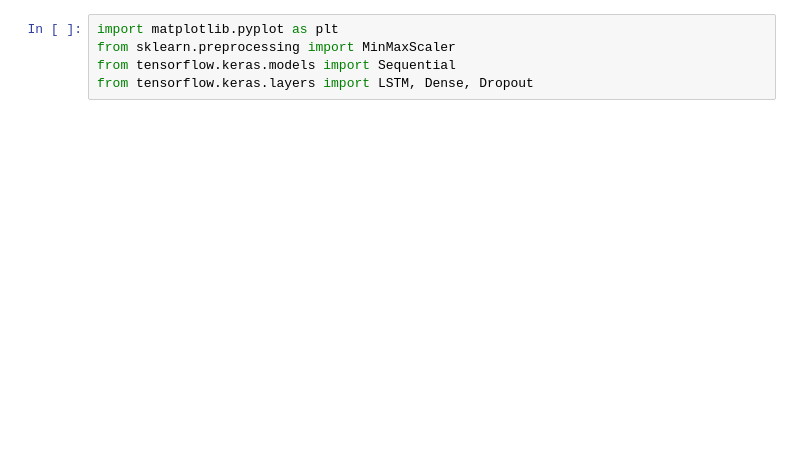
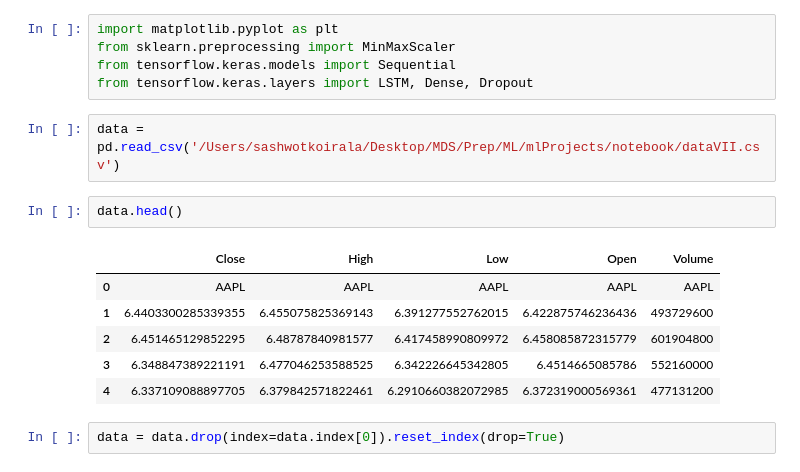
Before and after one commit to sashwot/mlProjects, a Jupyter notebook: notebook/MODELTRAINING.ipynb, the cells around one changed output. Cells and saved outputs as stored; diff of their text form; blank space fills up the shorter version.

```diff
--- a/notebook/MODELTRAINING.ipynb
+++ b/notebook/MODELTRAINING.ipynb
@@ -26,3 +26,16 @@ import matplotlib.pyplot as plt
 from sklearn.preprocessing import MinMaxScaler
 from tensorflow.keras.models import Sequential
 from tensorflow.keras.layers import LSTM, Dense, Dropout
+# %%
+data = pd.read_csv('/Users/sashwotkoirala/Desktop/MDS/Prep/ML/mlProjects/notebook/dataVII.csv')
+# %%
+data.head()
+# %% [output]
+|  | Close | High | Low | Open | Volume |
+| 0 | AAPL | AAPL | AAPL | AAPL | AAPL |
+| 1 | 6.4403300285339355 | 6.455075825369143 | 6.391277552762015 | 6.422875746236436 | 493729600 |
+| 2 | 6.451465129852295 | 6.48787840981577 | 6.417458990809972 | 6.458085872315779 | 601904800 |
+| 3 | 6.348847389221191 | 6.477046253588525 | 6.342226645342805 | 6.4514665085786 | 552160000 |
+| 4 | 6.337109088897705 | 6.379842571822461 | 6.2910660382072985 | 6.372319000569361 | 477131200 |
+# %%
+data = data.drop(index=data.index[0]).reset_index(drop=True)
```
Also changed, not shown: parts of 13 cells of this notebook.
